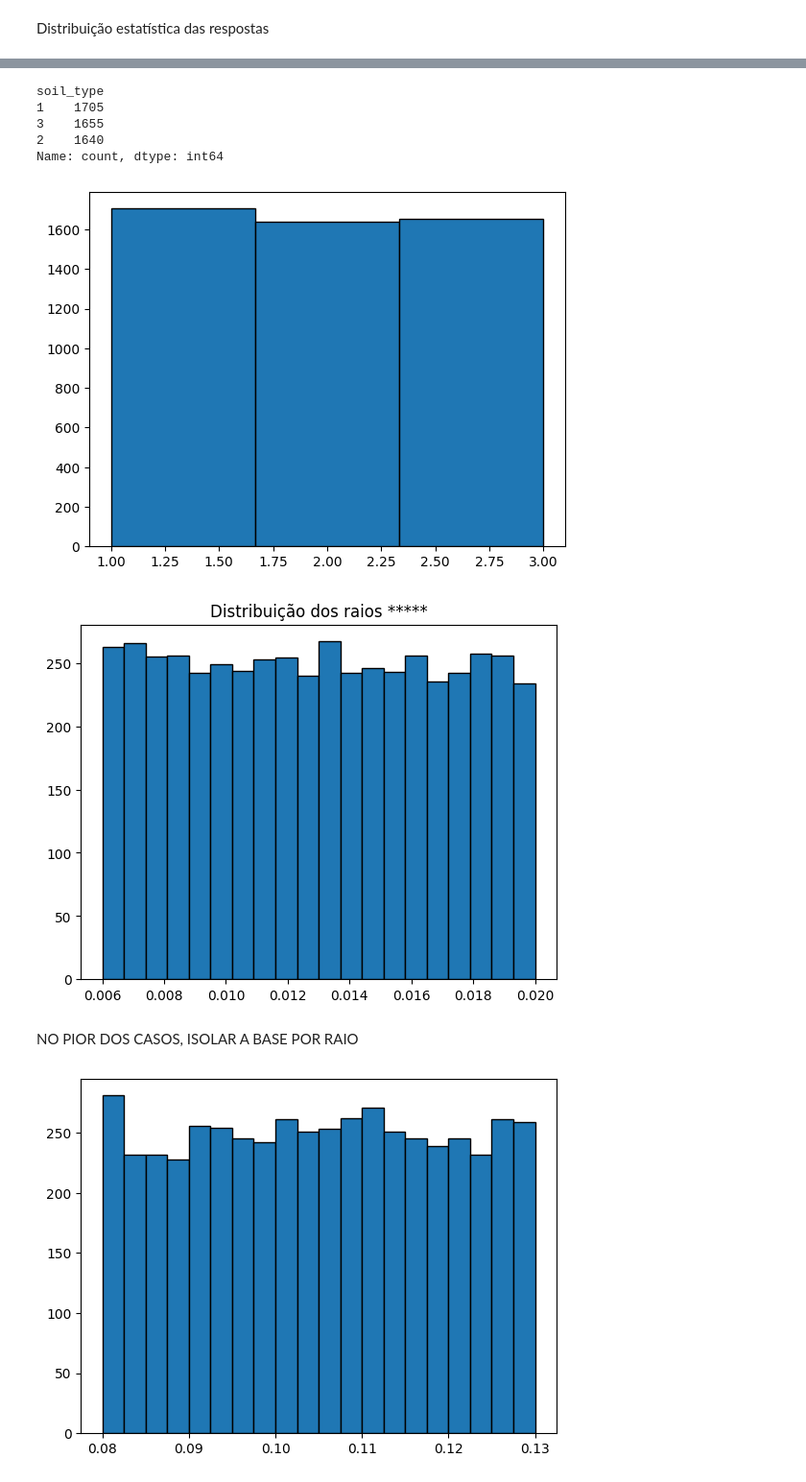
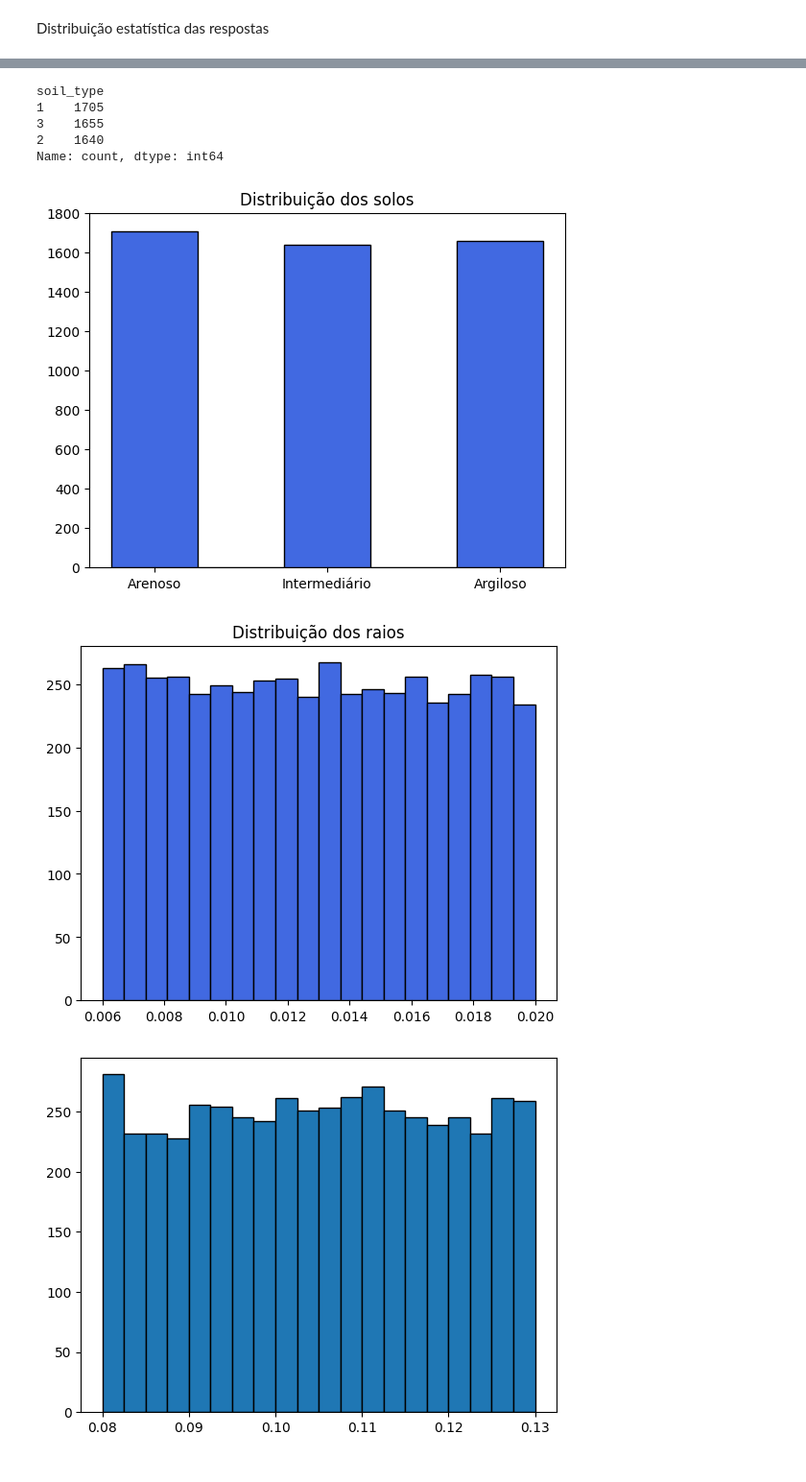
Before and after one commit to andrefsr/Machine-Learning-on-detection-of-buried-cylinders-via-GPR, a Jupyter notebook: sec_sim/machine_learning/data_analysis.ipynb, the cells around one changed output, grey strips where cells are left out. Shown at 96% size. Cells and saved outputs as stored; diff of their text form; code cells hidden in the pictures.

```diff
--- a/sec_sim/machine_learning/data_analysis.ipynb
+++ b/sec_sim/machine_learning/data_analysis.ipynb
@@ -49,25 +50,26 @@ Index(['soil_type', 'radius', 'pos_y', 'pos_x', 'x_pico_env', 't_pico_env',
 # %%
 display(df_labels['soil_type'].value_counts())
 
 plt.figure()
-plt.hist(df_labels['soil_type'],bins=3,edgecolor='black')
+plt.title('Distribuição dos solos')
+plt.hist(df_labels['soil_type'],bins=[0.75,1.25,1.75,2.25,2.75,3.25],edgecolor='black',color='royalblue')
+plt.xticks([1,2,3],['Arenoso','Intermediário','Argiloso'])
+plt.yticks(np.arange(0,1801,200))
 plt.show()
 # %% [output]
 soil_type
 1    1705
 3    1655
 2    1640
 Name: count, dtype: int64
-[figure, old version]
+[figure, new version]
 # %%
 plt.figure()
-plt.hist(df_labels['radius'],bins=20,edgecolor='black')
-plt.title('Distribuição dos raios *****')
+plt.hist(df_labels['radius'],bins=20,edgecolor='black',color='royalblue')
+plt.title('Distribuição dos raios')
 plt.show()
 # %% [output]
-[figure, old version]
+[figure, new version]
-# %% [markdown]
-NO PIOR DOS CASOS, ISOLAR A BASE POR RAIO
 # %%
 plt.figure()
 plt.hist(df_labels['pos_y'],bins=20,edgecolor='black')
```
Also changed, not shown: parts of 7 cells of this notebook, 2 other files.
